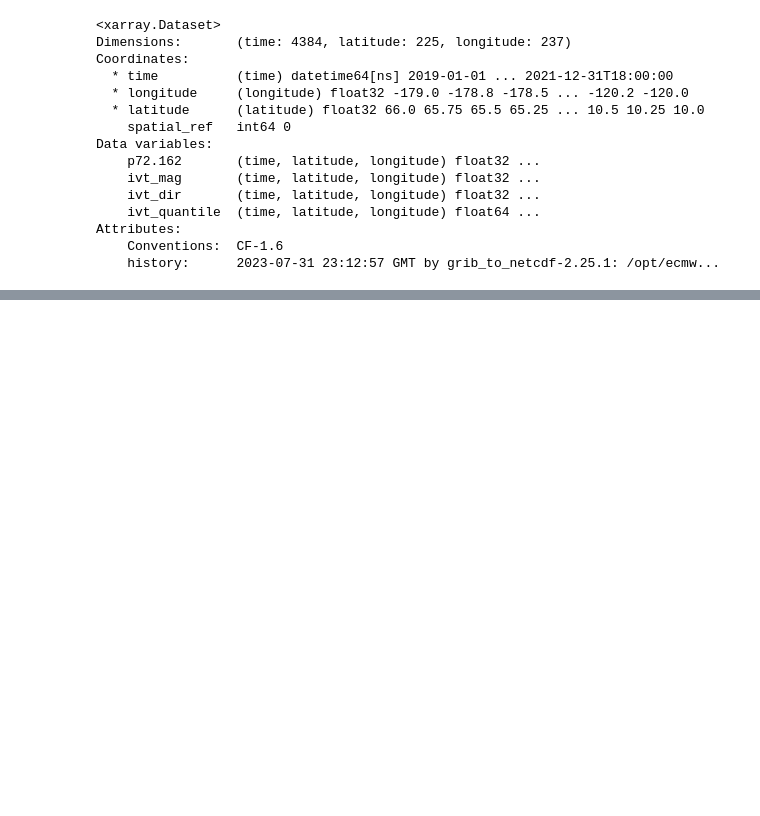
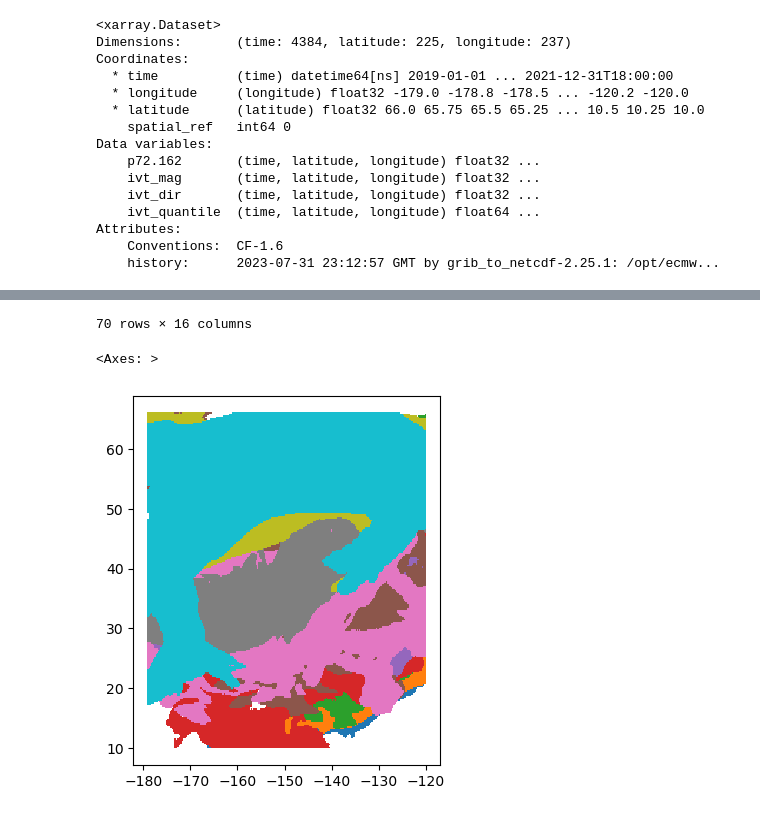
Before and after one commit to ua-snap/ar_avalanche, a Jupyter notebook: AR_detection.ipynb, the cells around one changed output, grey strips where cells are left out. Saved outputs shown, nothing was run; the diff lists cells and outputs as text; code cells hidden in the pictures; blank space fills up the shorter version.

```diff
--- a/AR_detection.ipynb
+++ b/AR_detection.ipynb
@@ -135,0 +171,5 @@ ivt_ds.close()
+# %%
+#briefly convert the geodataframe crs
+#epsg 3338 should be replaced with a pacific ocean planar coordinate system! This is just to get some numbers for sorting!
+gdf_3338 = gdf.to_crs('epsg:3338')
+gdf['espg3338_area_km2'] = gdf_3338.area/1000000
@@ -135,0 +185,7 @@ ivt_ds.close()
+# %%
+# investigate very large polygons
+# 70 polygons greater than 5,000,000 km2
+# these are meeting all 5 criteria but may not be ARs.... can these be filtered before exporting to geodataframe, or is it easier to deal with them afterwards?
+display(gdf[gdf['espg3338_area_km2']>5000000])
+gdf[gdf['espg3338_area_km2']>5000000].plot(column='time')
+# %% [output]
@@ -135,0 +204,3 @@ ivt_ds.close()
+70 rows × 16 columns
+<Axes: >
+[figure, added]
```
Also changed, not shown: parts of 17 cells of this notebook, 1 other file.
